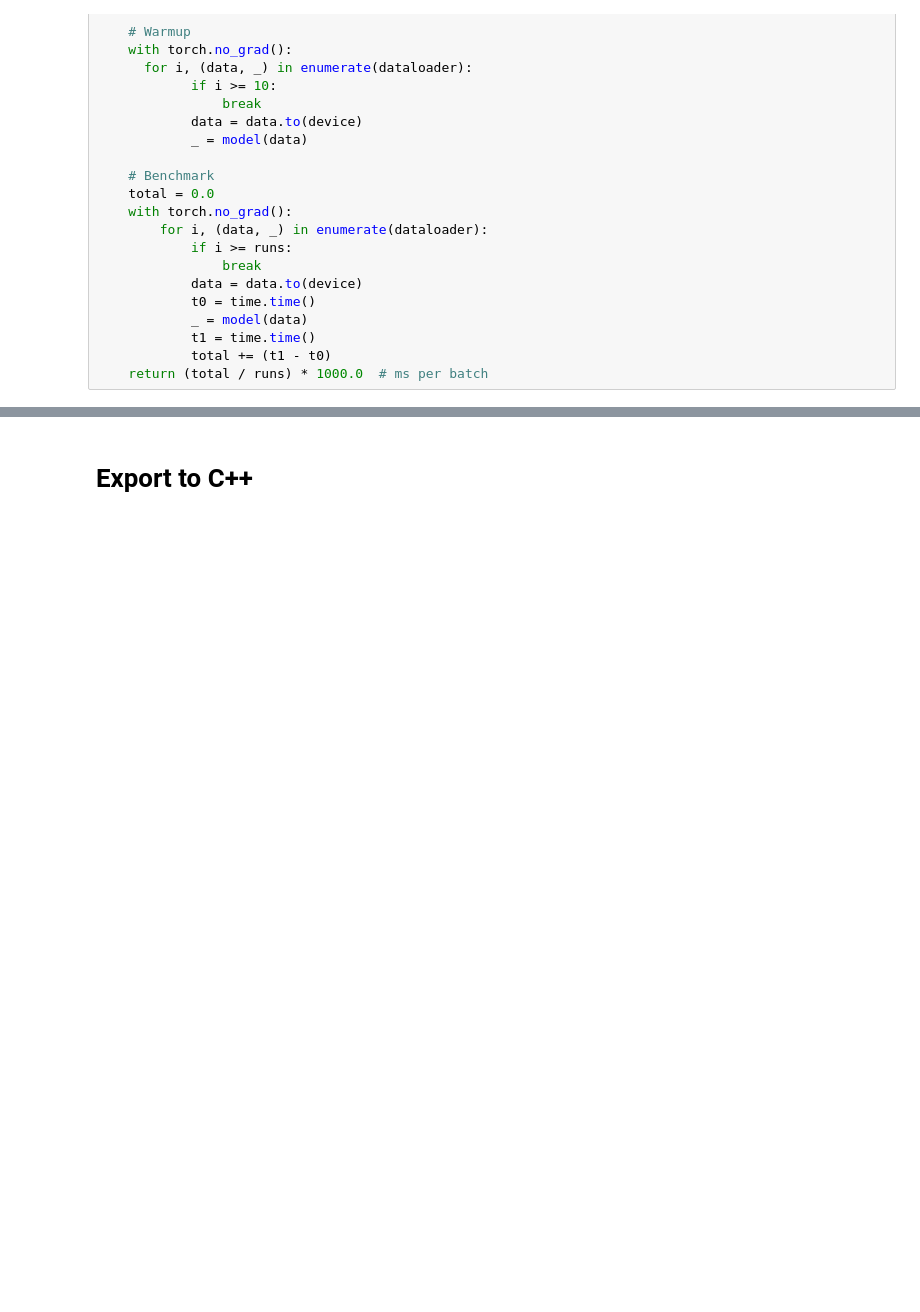
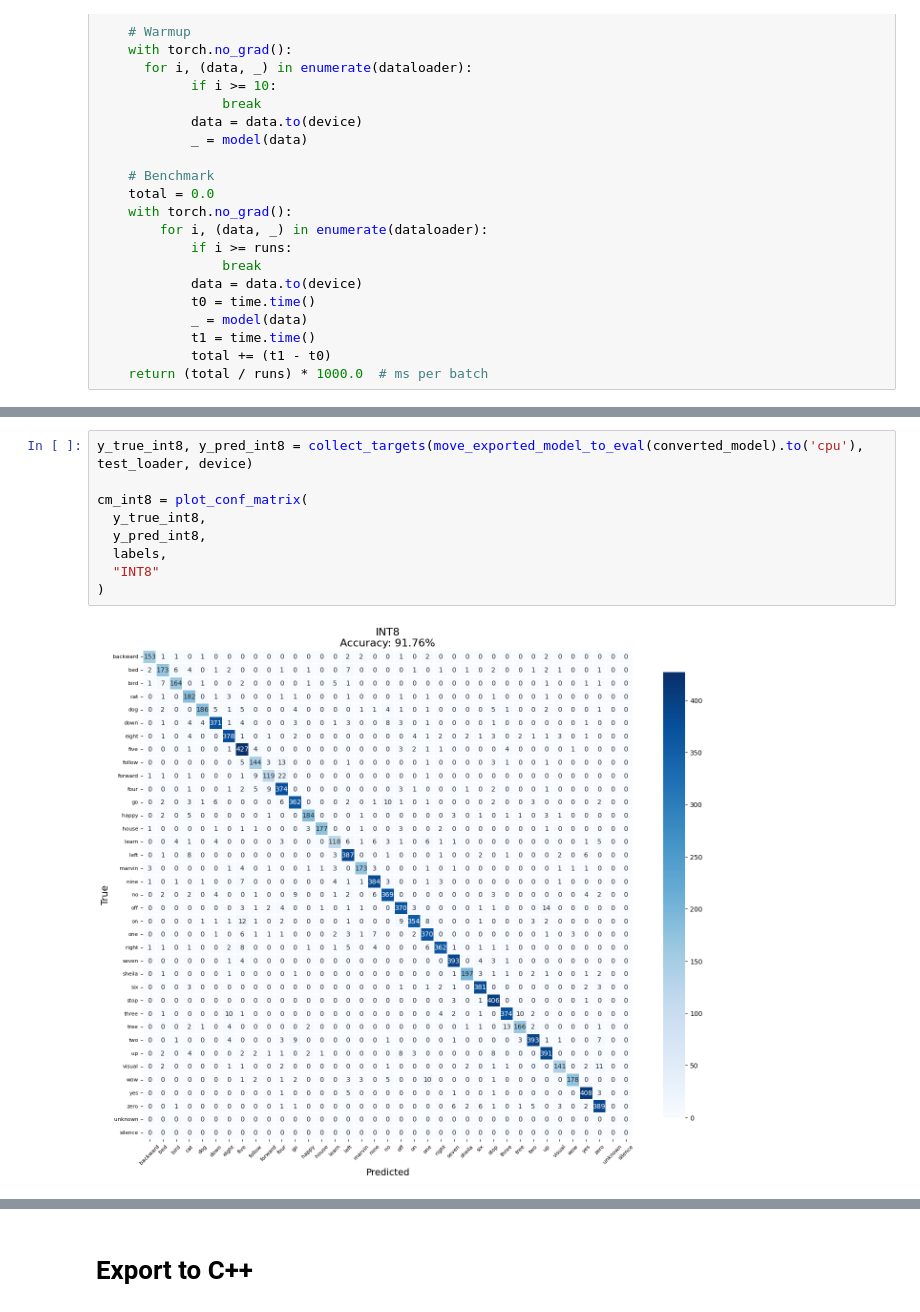
Before and after one commit to rosowskimik/subcommands-put, a Jupyter notebook: python/GPU_Projekt.ipynb, the cells around one changed output, grey strips where cells are left out. Cells and saved outputs as stored; diff of their text form; blank space fills up the shorter version.

```diff
--- a/python/GPU_Projekt.ipynb
+++ b/python/GPU_Projekt.ipynb
@@ -580,0 +696,11 @@ Quantized model file size: 0.04 MB
+# %%
+y_true_int8, y_pred_int8 = collect_targets(move_exported_model_to_eval(converted_model).to('cpu'), test_loader, device)
+
+cm_int8 = plot_conf_matrix(
+  y_true_int8,
+  y_pred_int8,
+  labels,
+  "INT8"
+)
+# %% [output]
+[figure, added]
```
Also changed, not shown: parts of 20 cells of this notebook, 6 other files.
